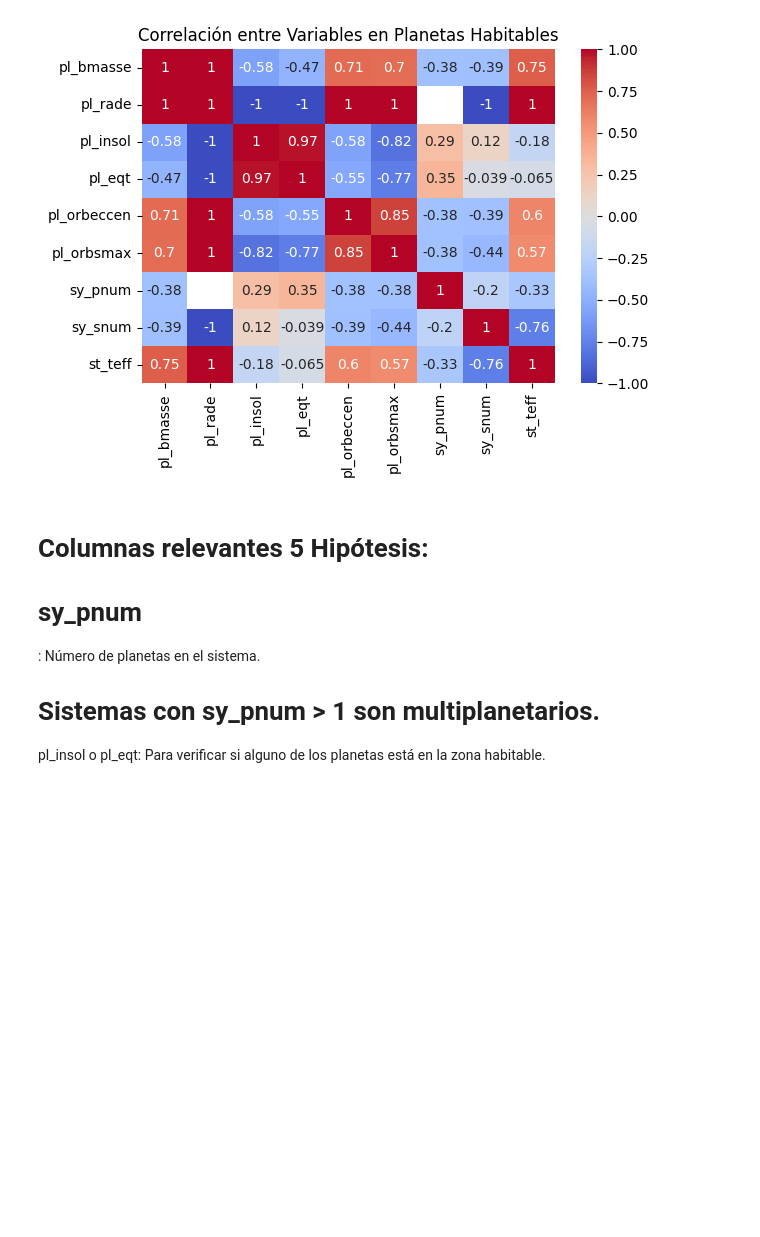
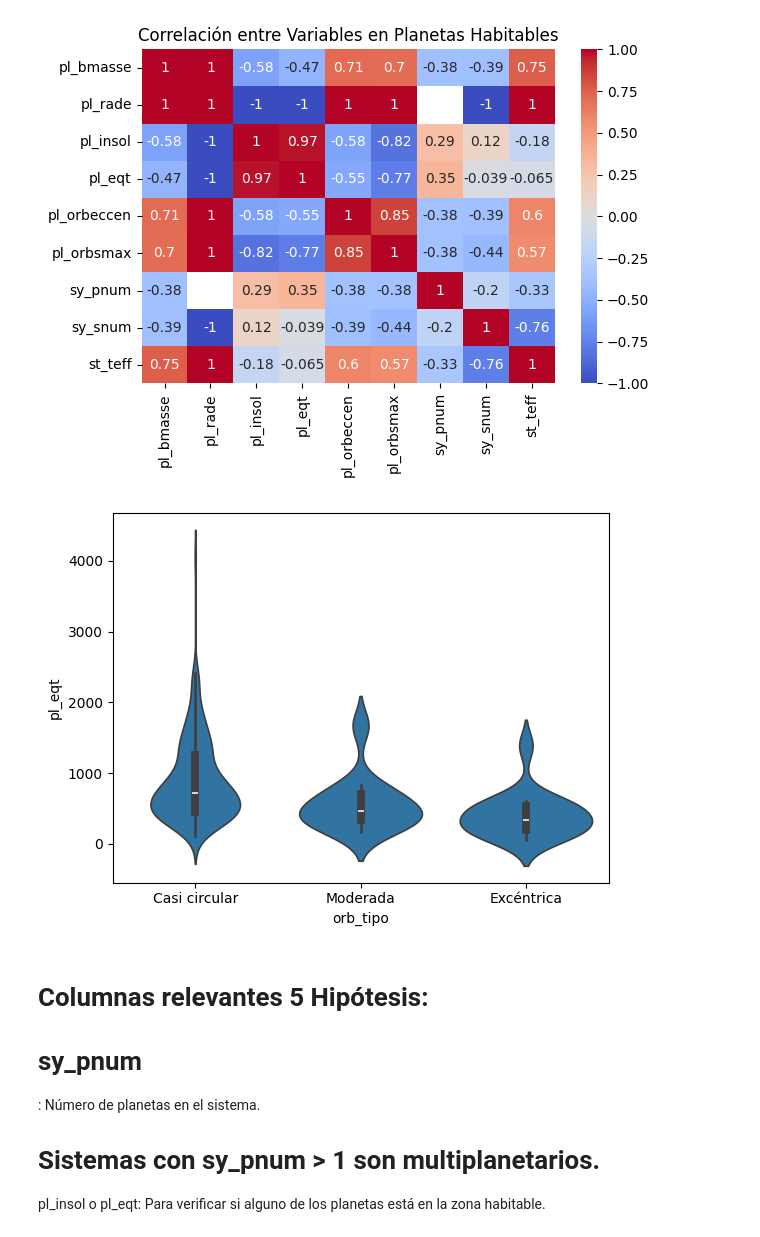
Before and after one commit to ana-macias/EDA-Astronomia, a Jupyter notebook: Notebooks/EDA.ipynb, the cells around one changed output. Cells and saved outputs as stored; diff of their text form; code cells hidden in the pictures; blank space fills up the shorter version.

```diff
--- a/Notebooks/EDA.ipynb
+++ b/Notebooks/EDA.ipynb
@@ -728,6 +740,11 @@ plt.tight_layout()
 plt.show()
 # %% [output]
 [figure]
+# %%
+df['orb_tipo'] = pd.cut(df['pl_orbeccen'], bins=[-0.01, 0.2, 0.4, 1], labels=['Casi circular', 'Moderada', 'Excéntrica'])
+sns.violinplot(data=df, x='orb_tipo', y='pl_eqt');
+# %% [output]
+[figure, added]
 # %% [markdown]
 # Columnas relevantes 5 Hipótesis:
 
```
Also changed, not shown: parts of 9 cells of this notebook, 7 other files.
